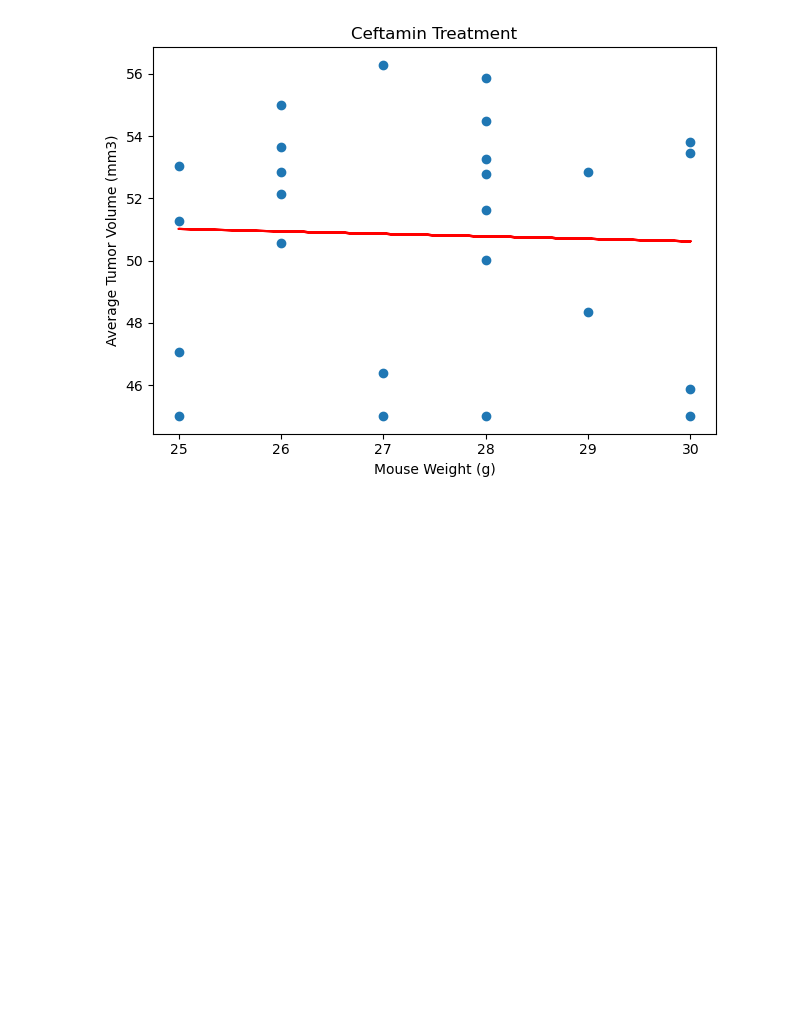
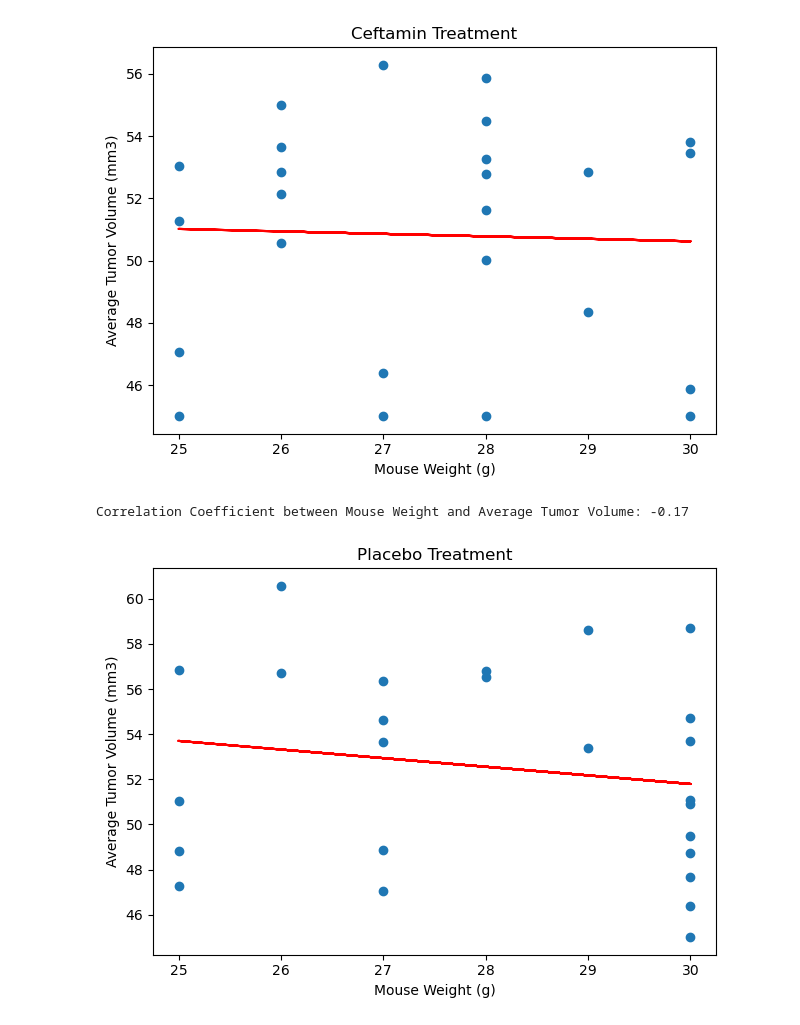
Before and after one commit to BryanCarney/Pymaceuticals_challenge, a Jupyter notebook: pymaceuticals_analysis.ipynb, the cells around one changed output. Drawn from its saved outputs; the diff is of its cells as text; code cells hidden in the pictures; blank space fills up the shorter version.

```diff
--- a/pymaceuticals_analysis.ipynb
+++ b/pymaceuticals_analysis.ipynb
@@ -400,3 +400,27 @@ plt.show()
 # %% [output]
 Correlation Coefficient between Mouse Weight and Average Tumor Volume: -0.04
 [figure]
+# %%
+placebo_data = combined_mouse_study_data[combined_mouse_study_data['Drug Regimen'] == 'Placebo']
+placebo_grouped = placebo_data.groupby(['Mouse ID'])[['Weight (g)', 'Tumor Volume (mm3)']].mean()
+
+correlation = placebo_grouped['Weight (g)'].corr(placebo_grouped['Tumor Volume (mm3)'])
+print(f"Correlation Coefficient between Mouse Weight and Average Tumor Volume: {correlation:.2f}")
+
+
+corr=round(st.pearsonr(placebo_grouped['Weight (g)'],placebo_grouped['Tumor Volume (mm3)'])[0],2)
+
+model = st.linregress(placebo_grouped['Weight (g)'],placebo_grouped['Tumor Volume (mm3)'])
+
+y_values = placebo_grouped['Weight (g)']*model[0]+model[1]
+plt.scatter(placebo_grouped['Weight (g)'],placebo_grouped['Tumor Volume (mm3)'])
+plt.plot(placebo_grouped['Weight (g)'],y_values,color="red")
+
+plt.xlabel("Mouse Weight (g)")
+plt.ylabel("Average Tumor Volume (mm3)")
+plt.title("Placebo Treatment")
+plt.tight_layout()
+plt.show()
+# %% [output]
+Correlation Coefficient between Mouse Weight and Average Tumor Volume: -0.17
+[figure, added]
```
Also changed, not shown: parts of 3 cells of this notebook.
